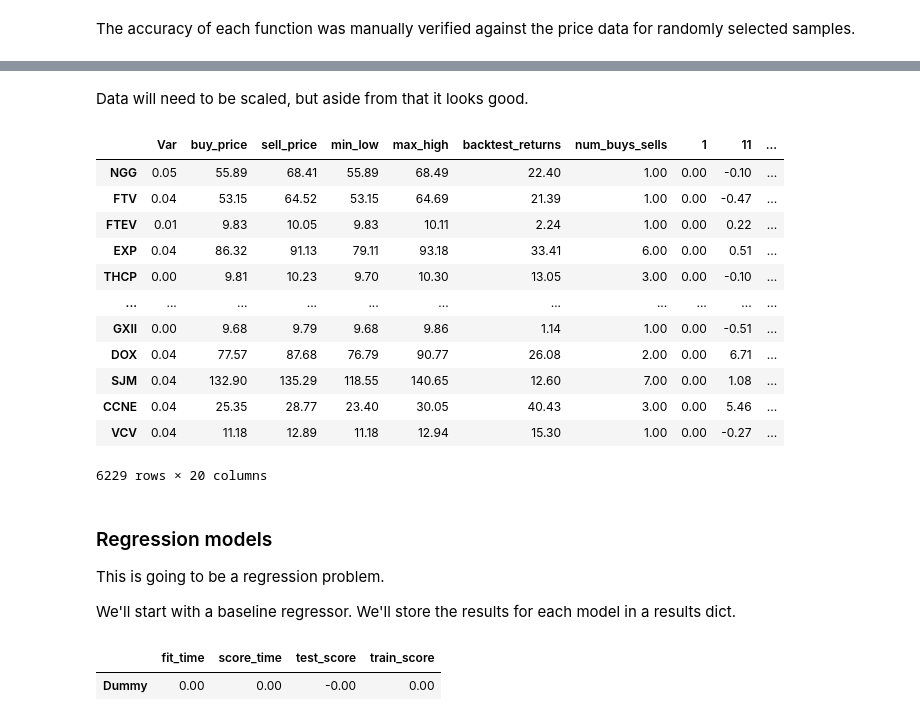
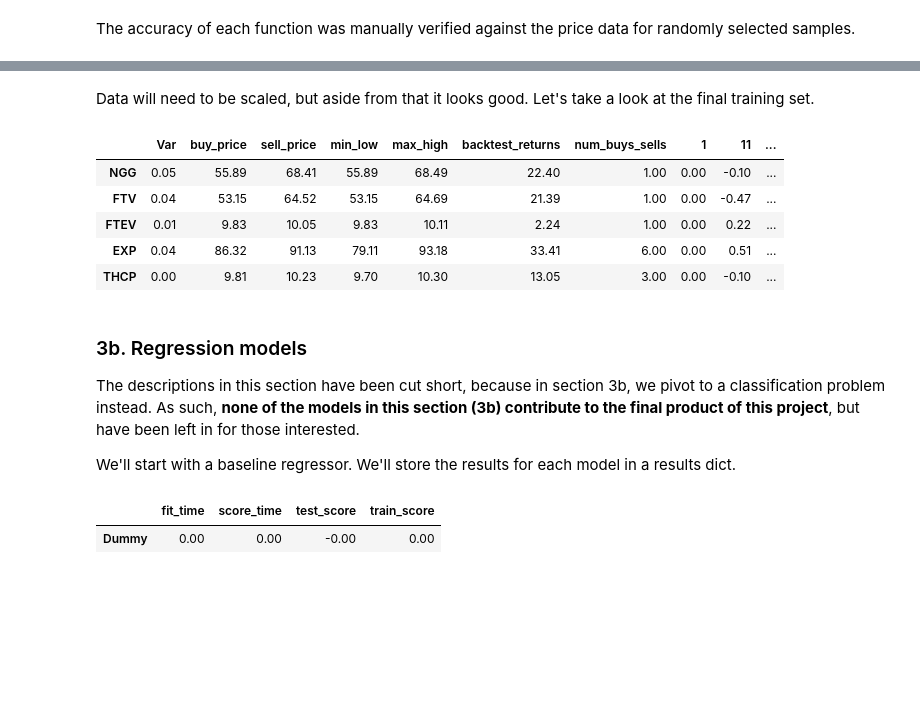
Before and after one commit to kaigg96/The-Advantage-of-Being-Small-A-Model-for-Individual-Investors, a Jupyter notebook: Main.ipynb, the cells around one changed output, grey strips where cells are left out. Saved outputs shown, nothing was run; the diff lists cells and outputs as text; code cells hidden in the pictures; blank space fills up the shorter version.

```diff
--- a/Main.ipynb
+++ b/Main.ipynb
@@ -438,3 +431,0 @@ var_df
-# %%
-back_df = back_df.T
-back_df
@@ -455,3 +431,0 @@ back_df
-# %%
-price_df = price_df.T
-price_df
@@ -472,3 +431,0 @@ price_df
-# %%
-fwd_df = fwd_df.T
-fwd_df
@@ -489,8 +432,8 @@ fwd_df
 # %%
-combined_df = pd.concat([var_df, back_df], axis=1)
-combined_df = pd.concat([combined_df, fwd_df], axis=1)
-combined_df = pd.concat([combined_df, price_df], axis=1)
-combined_df
+combined_df = pd.concat([var_df.T, back_df.T], axis=1)
+combined_df = pd.concat([combined_df, fwd_df.T], axis=1)
+combined_df = pd.concat([combined_df, price_df.T], axis=1)
+combined_df.head()
 # %% [output]
 |  | Var | buy_price | sell_price | min_low | max_high | backtest_returns | num_buys_sells | Fwd rets | ... |
 | ABT | 0.04 | 68.84 | 72.04 | 63.07 | 74.92 | 27.92 | 6.00 | 9.50 | ... |
@@ -579,32 +499,25 @@ combined_df.describe()
 # %% [markdown]
-Data will need to be scaled, but aside from that it looks good.
+Data will need to be scaled, but aside from that it looks good. Let's take a look at the final training set.
 # %%
 train_df, test_df = train_test_split(combined_df, test_size=0.25, random_state=123)
 X_train, y_train, X_test, y_test = (
     train_df.drop(columns=["Fwd rets"]),
     train_df["Fwd rets"],
     test_df.drop(columns=["Fwd rets"]),
     test_df["Fwd rets"]
 )
-X_train
+X_train.head()
 # %% [output]
 |  | Var | buy_price | sell_price | min_low | max_high | backtest_returns | num_buys_sells | 1 | 11 | ... |
 | NGG | 0.05 | 55.89 | 68.41 | 55.89 | 68.49 | 22.40 | 1.00 | 0.00 | -0.10 | ... |
 | FTV | 0.04 | 53.15 | 64.52 | 53.15 | 64.69 | 21.39 | 1.00 | 0.00 | -0.47 | ... |
 | FTEV | 0.01 | 9.83 | 10.05 | 9.83 | 10.11 | 2.24 | 1.00 | 0.00 | 0.22 | ... |
 | EXP | 0.04 | 86.32 | 91.13 | 79.11 | 93.18 | 33.41 | 6.00 | 0.00 | 0.51 | ... |
 | THCP | 0.00 | 9.81 | 10.23 | 9.70 | 10.30 | 13.05 | 3.00 | 0.00 | -0.10 | ... |
-| ... | ... | ... | ... | ... | ... | ... | ... | ... | ... | ... |
-| GXII | 0.00 | 9.68 | 9.79 | 9.68 | 9.86 | 1.14 | 1.00 | 0.00 | -0.51 | ... |
-| DOX | 0.04 | 77.57 | 87.68 | 76.79 | 90.77 | 26.08 | 2.00 | 0.00 | 6.71 | ... |
-| SJM | 0.04 | 132.90 | 135.29 | 118.55 | 140.65 | 12.60 | 7.00 | 0.00 | 1.08 | ... |
-| CCNE | 0.04 | 25.35 | 28.77 | 23.40 | 30.05 | 40.43 | 3.00 | 0.00 | 5.46 | ... |
-| VCV | 0.04 | 11.18 | 12.89 | 11.18 | 12.94 | 15.30 | 1.00 | 0.00 | -0.27 | ... |
-6229 rows × 20 columns
 # %% [markdown]
-### Regression models
+### 3b. Regression models
 
-This is going to be a regression problem.
+The descriptions in this section have been cut short, because in section 3b, we pivot to a classification problem instead. As such, **none of the models in this section (3b) contribute to the final product of this project**, but have been left in for those interested.
 
 We'll start with a baseline regressor. We'll store the results for each model in a results dict.
 # %%
```
Also changed, not shown: parts of 57 cells of this notebook.
